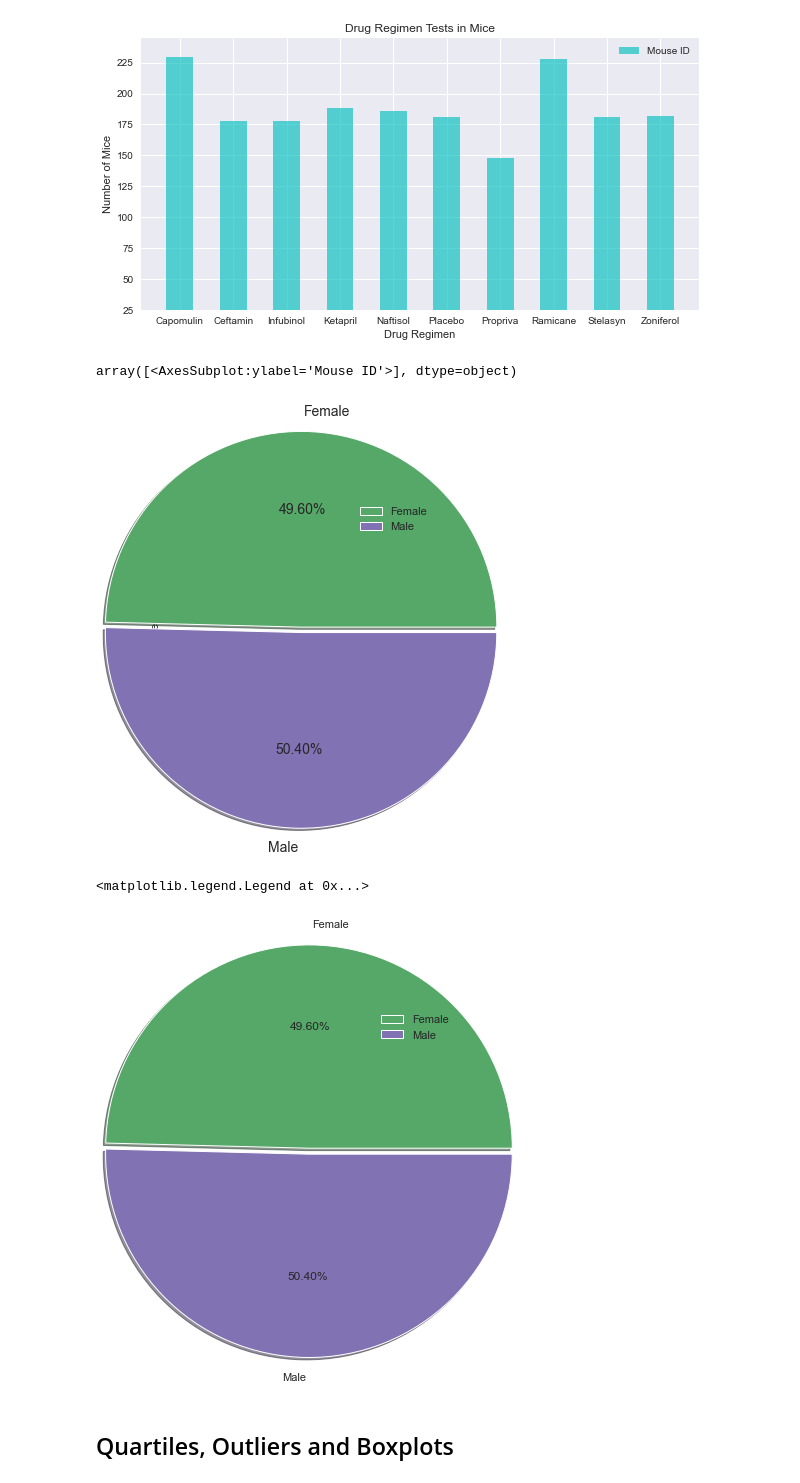
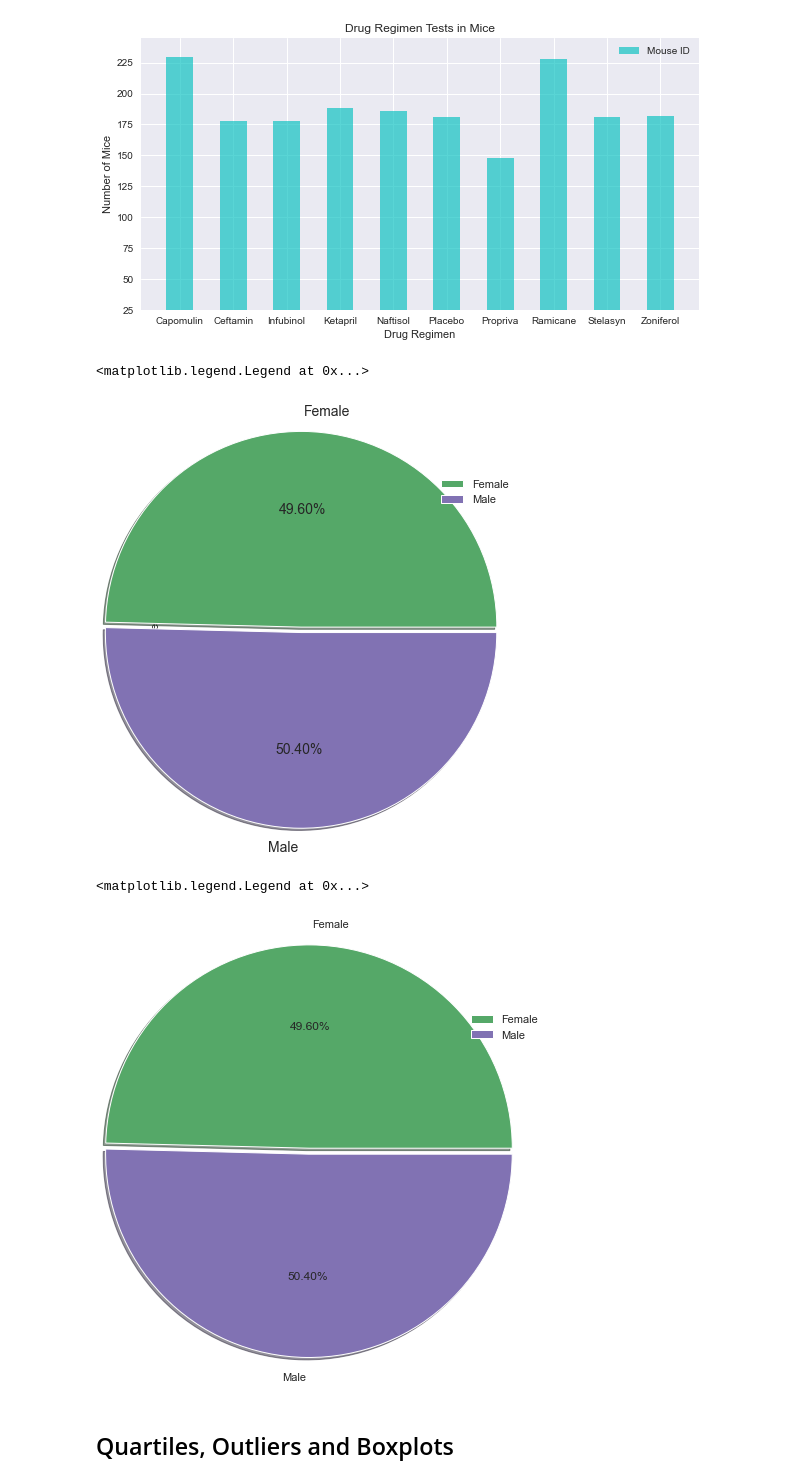
Before and after one commit to SoniMohandas/The_Power_of_Plots, a Jupyter notebook: Pharmaceuticals/pymaceuticals_starter.ipynb, the cells around one changed output. Drawn from its saved outputs; the diff is of its cells as text; code cells hidden in the pictures.

```diff
--- a/Pharmaceuticals/pymaceuticals_starter.ipynb
+++ b/Pharmaceuticals/pymaceuticals_starter.ipynb
@@ -296,24 +296,24 @@ explode = (0.05,0)
 
 # Pie plotting, labelling and formatting
 ml_fl_mice.plot(kind='pie', subplots=True, figsize=(5,5), autopct='%0.2f%%', colors=colors,
-               labels=['Female', 'Male'], radius=1.8, explode=explode, fontsize=14, shadow=True,
-               legend=1)
+               labels=['Female', 'Male'], radius=1.8, explode=explode, fontsize=14, shadow=True)
+plt.legend(loc="upper right", bbox_to_anchor=(1.3,1.1))
 # %% [output]
-array([<AxesSubplot:ylabel='Mouse ID'>], dtype=object)
+<matplotlib.legend.Legend at 0x...>
-[figure, old version]
+[figure, new version]
 # %%
 # Generate a pie plot showing the distribution of female versus male mice using pyplot
 
 # Labels in a list
 labels=(['Female', 'Male'])
 
 # Pie plotting distribution of female versus male mice and style formatting with labels and legends
 plt.pie(ml_fl_mice, labels=labels, colors=colors, autopct="%1.2f%%", radius=1.7, explode=explode, shadow=True)
 
-plt.legend(['Female', 'Male'],loc="upper right")
+plt.legend(['Female', 'Male'],loc="upper right", bbox_to_anchor=(1.3,1.0))
 # %% [output]
 <matplotlib.legend.Legend at 0x...>
-[figure, old version]
+[figure, new version]
 # %% [markdown]
 ## Quartiles, Outliers and Boxplots
 # %%
```
Also changed, not shown: parts of 8 cells of this notebook.
